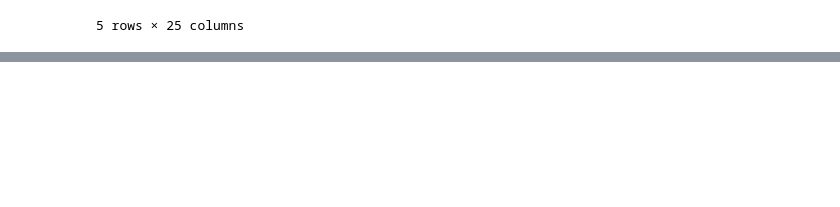
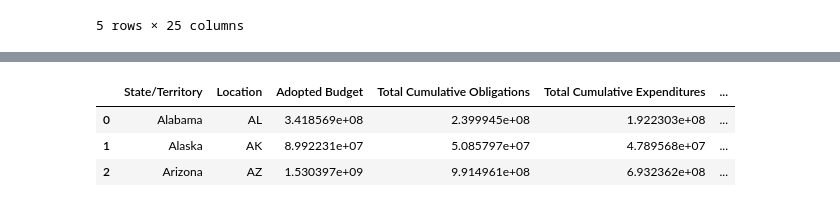
Before and after one commit to Evdawg/Project_1_Covid_Data, a Jupyter notebook: aaliyah_work_Project_1_covid.ipynb, the cells around one changed output, grey strips where cells are left out. Cells and saved outputs as stored; diff of their text form; code cells hidden in the pictures; blank space fills up the shorter version.

```diff
--- a/aaliyah_work_Project_1_covid.ipynb
+++ b/aaliyah_work_Project_1_covid.ipynb
@@ -888,0 +469,13 @@ vac_df_short.describe()
+# %%
+# merge this data frame with Evan's "state_spending_df". Merge on the state columns.
+    # https://pandas.pydata.org/docs/reference/api/pandas.DataFrame.merge.html
+    # https://www.geeksforgeeks.org/how-to-join-pandas-dataframes-using-merge/#
+
+EARN_states = pd.merge(state_spending_df, reduced_df, how ='inner', on =(['State/Territory', 'Location']))
+
+EARN_states.head(3)
+# %% [output]
+|  | State/Territory | Location | Adopted Budget | Total Cumulative Obligations | Total Cumulative Expenditures | ... |
+| 0 | Alabama | AL | 3.418569e+08 | 2.399945e+08 | 1.922303e+08 | ... |
+| 1 | Alaska | AK | 8.992231e+07 | 5.085797e+07 | 4.789568e+07 | ... |
+| 2 | Arizona | AZ | 1.530397e+09 | 9.914961e+08 | 6.932362e+08 | ... |
```
Also changed, not shown: parts of 87 cells of this notebook.
